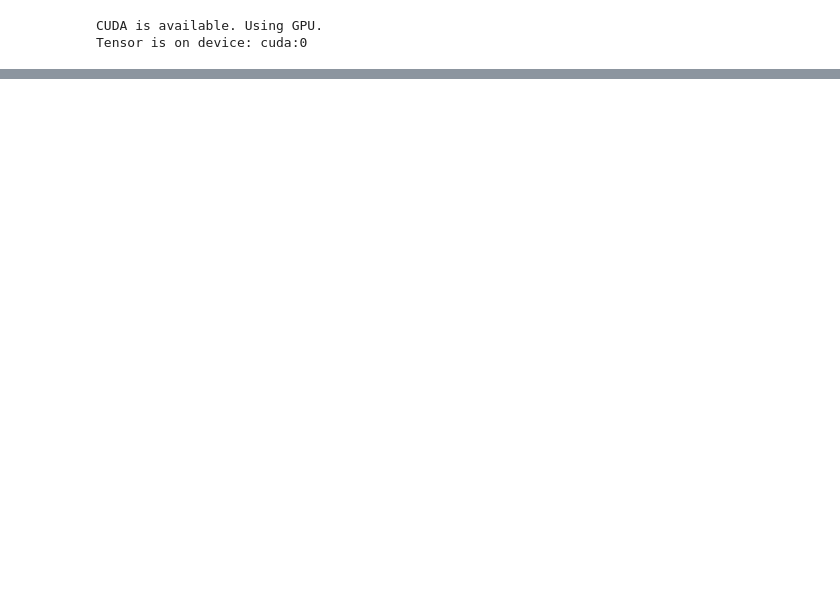
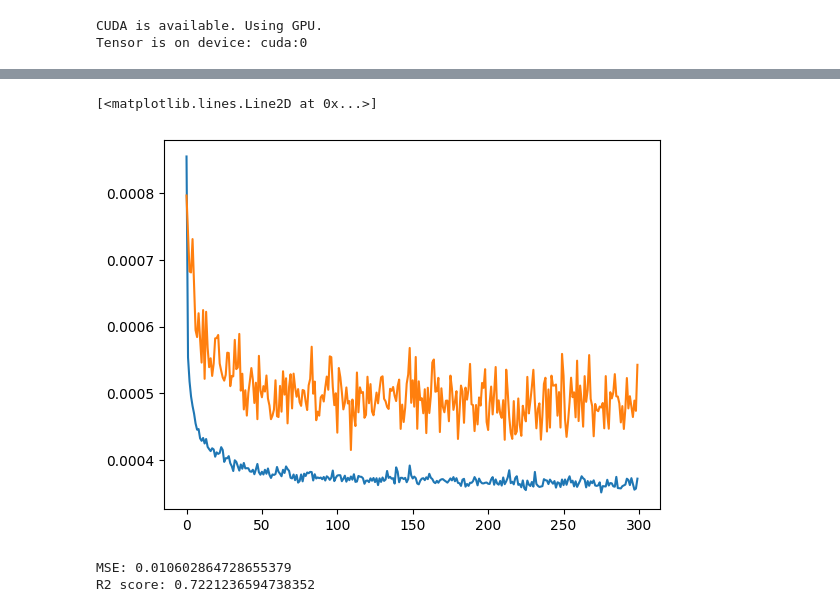
Before and after one commit to filipronn/SEEX30_Cloud_Fog, a Jupyter notebook: Cloud_rm/torch_easy_nn.ipynb, the cells around one changed output, grey strips where cells are left out. Cells and saved outputs as stored; diff of their text form; code cells hidden in the pictures; blank space fills up the shorter version.

Commit message:
Added all the tests to the git

```diff
--- a/Cloud_rm/torch_easy_nn.ipynb
+++ b/Cloud_rm/torch_easy_nn.ipynb
@@ -110,10 +125,18 @@ class MLP(nn.Module):
     def forward(self,X):
         X=self.linear(X)
         return X
+
+    def predict(self, X):
+        X=torch.tensor(X,dtype=torch.float)
+        X_mean=torch.mean(X,dim=0,keepdim=True)
+        X_std=torch.std(X,dim=0,keepdim=True)
+        X = torch.tensor((X - X_mean) / X_std,dtype=torch.float)
+        y_hat=self(X)
+        return y_hat
 # %%
 model=MLP(len(X_labels))
 
-loss_fn=nn.MSELoss()
+loss_fn=nn.L1Loss()
 optimizer=optim.Adam(model.parameters(),lr=0.03)
 # %%
 from multivariate_quantile_regression.utils import batches
@@ -154,0 +231,6 @@ for epoch in range(300):
+# %%
+plt.plot(training_losses)
+plt.plot(validation_losses)
+# %% [output]
+[<matplotlib.lines.Line2D at 0x...>]
+[figure, added]
@@ -154,0 +239,9 @@ for epoch in range(300):
+# %%
+mse=mean_squared_error(y_test.to_numpy(),preds)
+r2=r2_score(y_test.to_numpy(),preds)
+
+print("MSE: "+str(mse))
+print("R2 score: "+str(r2))
+# %% [output]
+MSE: 0.010602864728655379
+R2 score: 0.7221236594738352
```
Also changed, not shown: parts of 3 cells of this notebook, 21 other files.
